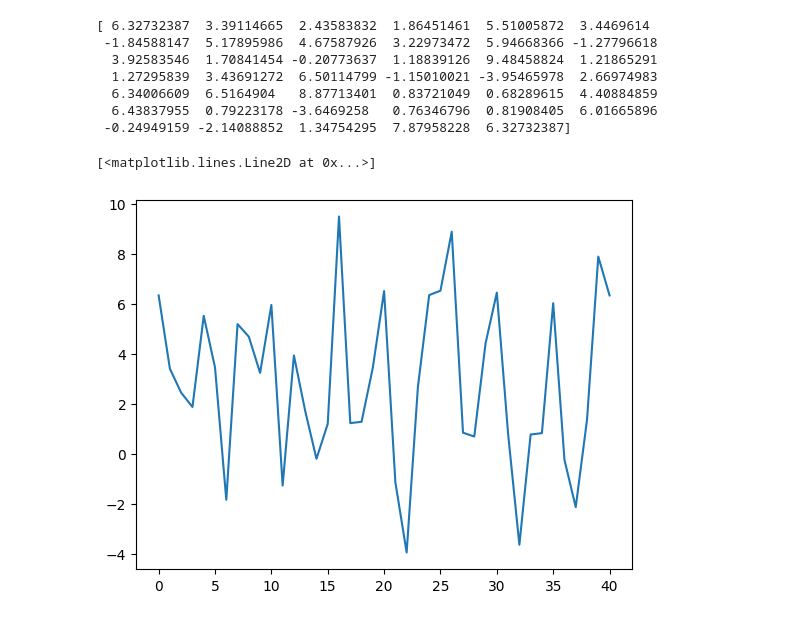
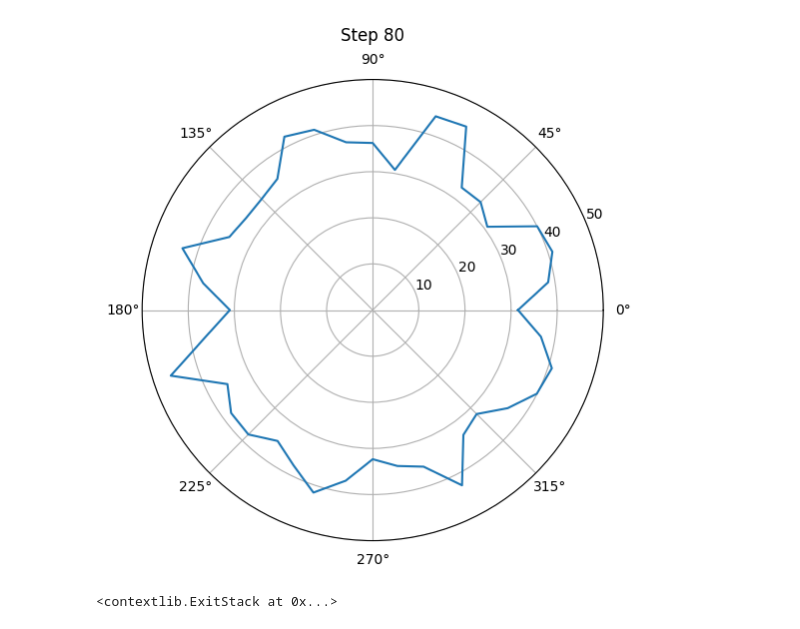
Before and after one commit to hkershaw-brown/pyDARTLAB, a Jupyter notebook: test_lorenz96.ipynb, the cells around one changed output. Drawn from its saved outputs; the diff is of its cells as text; code cells hidden in the pictures.

Commit message:
latest notebook for testing lorenz

```diff
--- a/test_lorenz96.ipynb
+++ b/test_lorenz96.ipynb
@@ -23,6 +23,7 @@ plotter = dlp.Lorenz96(fig, ax1, ax2, ax3, ax4)
 from lorenz_96 import Lorenz96
 import numpy as np
 import matplotlib.pyplot as plt
+from IPython.display import display, clear_output
 
 #DART L96
 #L96.time_step_days    = 0;
@@ -32,65 +33,64 @@ import matplotlib.pyplot as plt
 #L96.model_size = 40;
 #L96.state_loc  = (0:L96.model_size - 1) / L96.model_size;
 
 
-
 # Initialize the state
 model_size = 40  # Number of variables in the system
 #x = np.random.rand(N)  # Initial state
 F = np.float64(8)  # Forcing term
 dt = np.float64(0.05)  # Time step
-steps = 100  # Number of steps to simulate
+steps = 80  # Number of steps to simulate
 ens_size = 10 # Number of ensemble members
 x = np.zeros(model_size) # one ensemble member TRUTH
 x_t = np.zeros(model_size+1)
 x_theta = np.zeros(model_size+1)
 x_t = np.zeros(model_size+1)
 
 l96 = Lorenz96(model_size)
 
 # initalize l96 truth
 x[:] = F  # true forcing
 x[0] = 1.001 * F
 
-#fig = plt.figure()
-#ax = fig.add_subplot(projection='polar')
+# polar coordinates
+x_theta[0:-1] = np.array([2*np.pi /(model_size) * i for i in range(model_size)])
 
-ymin = F - 0.05  # Adjust as needed based on your data's expected range
-ymax = F + 0.05  # Adjust as needed
-#ax.set_ylim([ymin, ymax])
 
-x_theta[0:-1] = np.array([2*np.pi /(model_size) * i for i in range(model_size)])
+
+
+# Setup the polar plot
+fig = plt.figure(figsize=(10, 6))
+plt.ion()  # Turn on interactive mode
+ax = plt.subplot(111, projection='polar')  # Set up polar axes
+
+ymin = 0  # Adjust as needed based on your data's expected range
+ymax = 50  # Adjust as needed
+ax.set_ylim([ymin, ymax])
 
 for i in range(steps):
     x = l96.step(x, F, dt)  # Update each model's state
     x_t[model_size] = x[0]
     x_t[0:model_size] = x
-    x_t[:] = x_t[:]   # dart normalize?
-    #ax.plot(x_theta, x_t)
-    #ax.set_ylim(30,50)
-    #plt.pause(0.5)
+    x_t = x_t + 35
+    # Clear the current plot
+    clear_output(wait=True)
 
-#x = lorenz_96_step(x, F, dt)  # Update each model's state
+    # Plot the new data on polar axes
+    ax.plot(x_theta, x_t)  # Use ax.plot for plotting on specific axes
+    ax.set_title(f'Step {i+1}', va='bottom')
+    ax.set_ylim([ymin, ymax])
+    display(fig)  # Display the figure
+    plt.pause(0.1)  # Pause a bit so the update is visible
+    ax.clear()  # Clear the axes to prepare for the next plot
 
-# Advance the ensemble of models
-#for i in range(steps):
-#    for j in range(ensemble_size):
-#        x[j] = lorenz_96_step(x[j], F, dt)  # Update each model's state
+plt.ioff()  # Turn off interactive mode to prevent further updates
+# %% [output]
+[figure, added]
+<contextlib.ExitStack at 0x...>
 # %%
 print(x_t)
-# %% [output]
-[ 6.32732387  3.39114665  2.43583832  1.86451461  5.51005872  3.4469614
- -1.84588147  5.17895986  4.67587926  3.22973472  5.94668366 -1.27796618
-  3.92583546  1.70841454 -0.20773637  1.18839126  9.48458824  1.21865291
-  1.27295839  3.43691272  6.50114799 -1.15010021 -3.95465978  2.66974983
-  6.34006609  6.5164904   8.87713401  0.83721049  0.68289615  4.40884859
-  6.43837955  0.79223178 -3.6469258   0.76346796  0.81908405  6.01665896
- -0.24949159 -2.14088852  1.34754295  7.87958228  6.32732387]
 # %%
 plt.plot(x_t)
-# %% [output]
-[<matplotlib.lines.Line2D at 0x...>]
-[figure, removed]
 # %%
 a = np.arange(10)
 # %%
```
